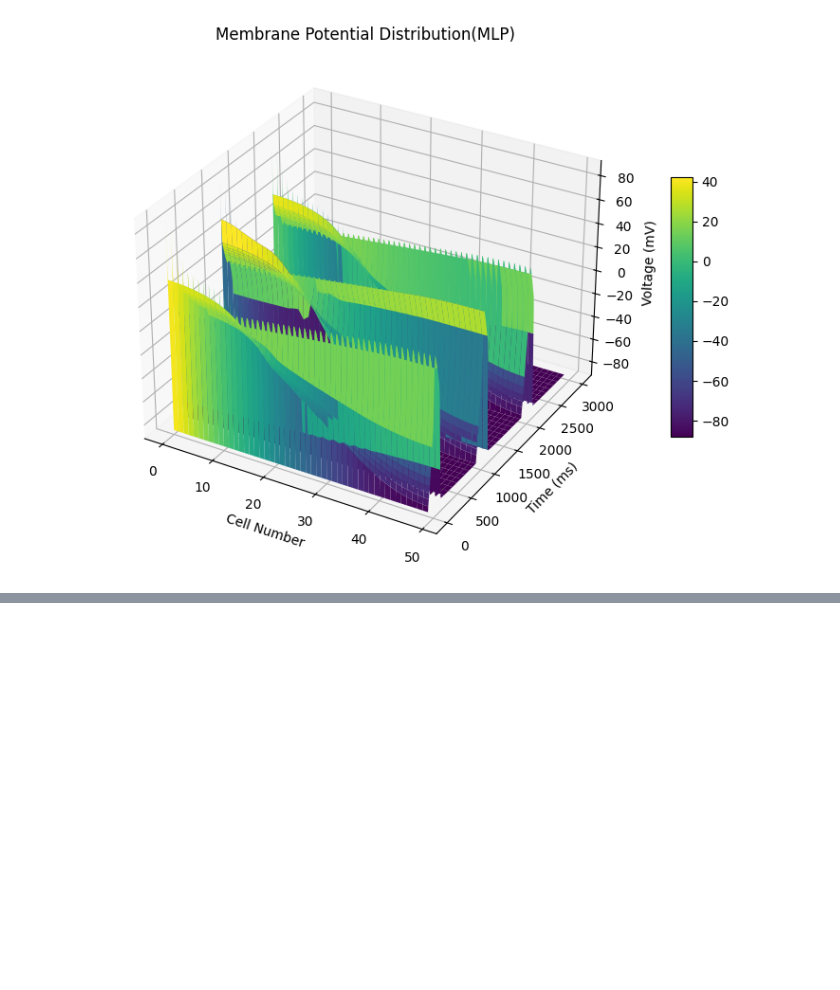
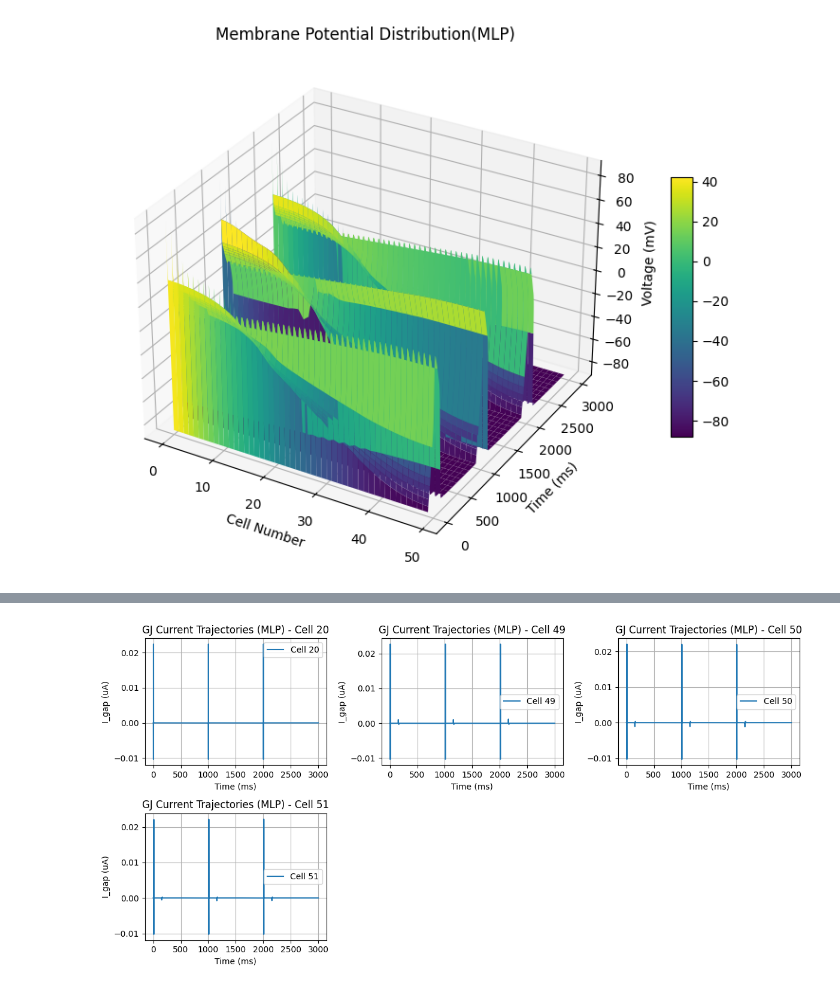
Before and after one commit to Richard71111/ID_hetg_NN, a Jupyter notebook: test_ResNet.ipynb, the cells around one changed output, grey strips where cells are left out. Saved outputs shown, nothing was run; the diff lists cells and outputs as text; code cells hidden in the pictures; blank space fills up the shorter version.

```diff
--- a/test_ResNet.ipynb
+++ b/test_ResNet.ipynb
@@ -545,0 +175,4 @@ Plot_fn.plot_2D_map(t_save, phi_save, title='Membrane Potential Distribution(MLP
+# %%
+Plot_fn.plot_trajectory(t_save, I_save, idx = [20, 49, 50, 51], title='GJ Current Trajectories (MLP)', xlabel='Time (ms)', ylabel='I_gap (uA)')
+# %% [output]
+[figure, added]
```
Also changed, not shown: parts of 25 cells of this notebook, 6 other files.
